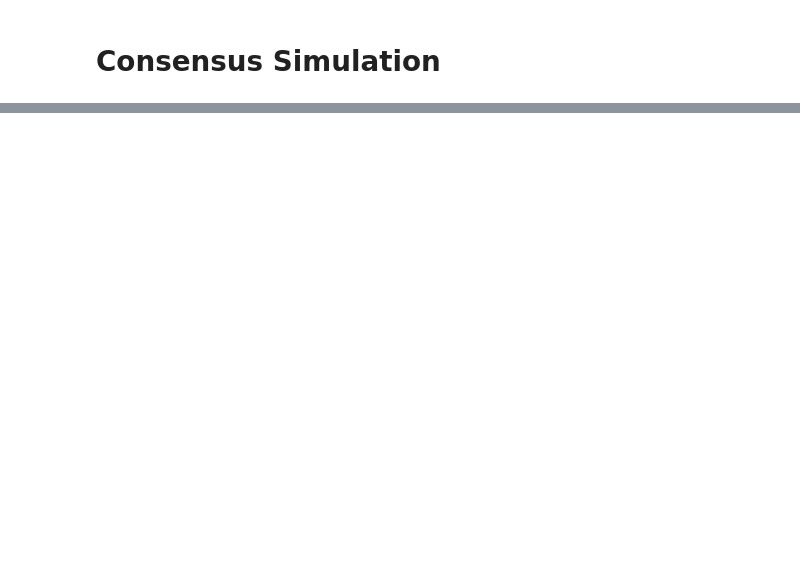
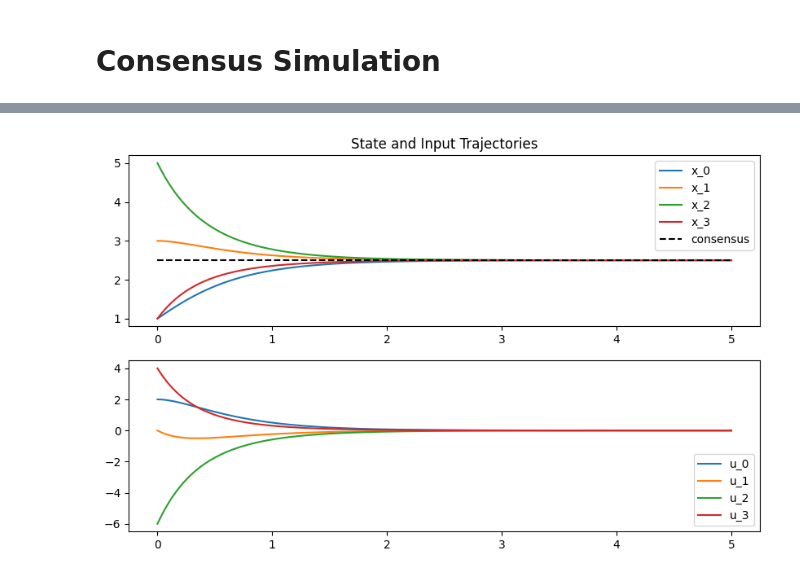
Before and after one commit to Bourmindge-Liey/SimpleConsensus, a Jupyter notebook: exp.ipynb, the cells around one changed output, grey strips where cells are left out. Saved outputs shown, nothing was run; the diff lists cells and outputs as text; code cells hidden in the pictures; blank space fills up the shorter version.

```diff
--- a/exp.ipynb
+++ b/exp.ipynb
@@ -60,0 +146,25 @@ AttributeError: 'Graph' object has no attribute 'in_degree'
+# %%
+E = [(0, 1), (1, 2), (2, 3), (3, 0), (1, 0), (2, 1), (3, 2), (0, 3)]
+A = np.array([[0, 1, 0, 1],
+              [1, 0, 1, 0],
+              [0, 1, 0, 1],
+              [1, 0, 1, 0]])
+G_new = DiGraph(V, E, A)
+ds.switch_graph(G_new)
+
+dt = 0.01
+t_e = 5
+result1 = ds.simulate(t_e, dt)
+plt.figure(figsize=(10, 6))
+plt.subplot(2, 1, 1)
+plt.title("State and Input Trajectories")
+for i in range(ds.n):
+    plt.plot(result1["time"], result1["x"][i, :], label=f"x_{i}")
+plt.plot(result1["time"], result1["consensus"], 'k--', label="consensus")
+plt.legend()
+plt.subplot(2, 1, 2)
+for i in range(ds.n):
+    plt.plot(result1["time"], result1["u"][i, :], label=f"u_{i}")
+    plt.legend()
+# %% [output]
+[figure, added]
```
Also changed, not shown: parts of 13 cells of this notebook, 9 other files.
